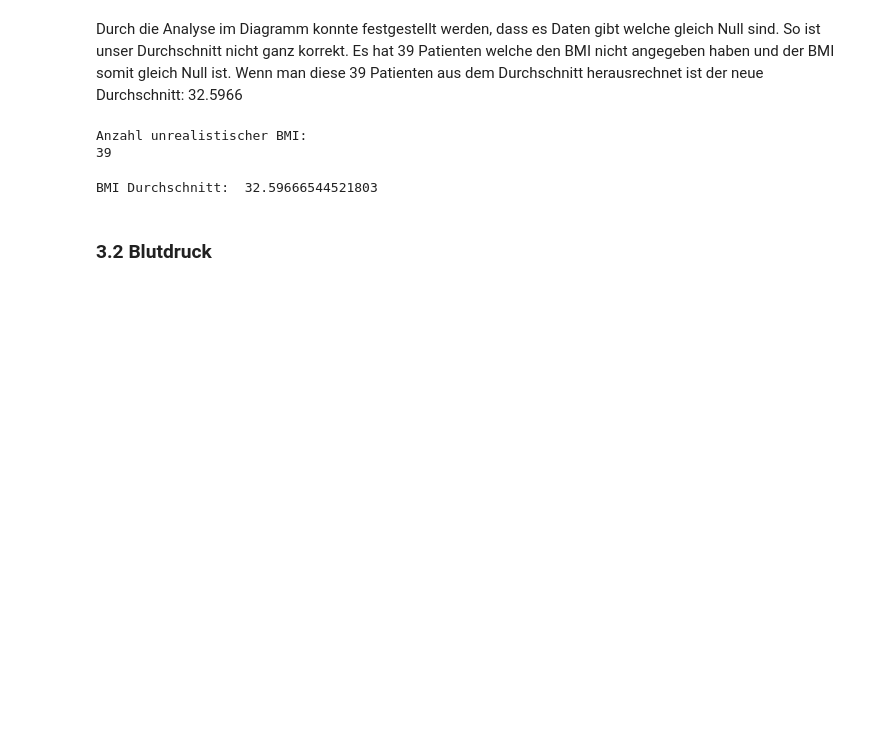
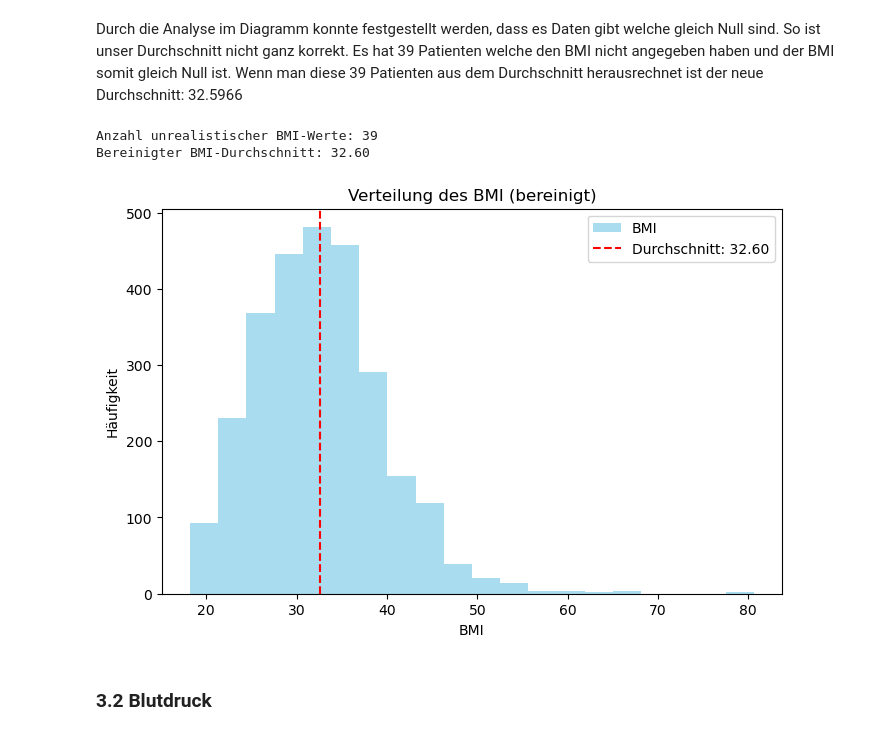
Before and after one commit to febenfasil/BMLD_LNW2, a Jupyter notebook: diabetes.ipynb, the cells around one changed output. Cells and saved outputs as stored; diff of their text form; code cells hidden in the pictures; blank space fills up the shorter version.

```diff
--- a/diabetes.ipynb
+++ b/diabetes.ipynb
@@ -97,25 +97,26 @@ plt.show()
 Durch die Analyse im Diagramm konnte festgestellt werden, dass es Daten gibt welche gleich Null sind. So ist unser Durchschnitt nicht ganz korrekt.
 Es hat 39 Patienten welche den BMI nicht angegeben haben und der BMI somit gleich Null ist.
 Wenn man diese 39 Patienten aus dem Durchschnitt herausrechnet ist der neue Durchschnitt: 32.5966
-# %%
-
-def cout_unrealistic_bmi():
-    bmi_count = 0
-    for bmi in df["BMI"]:
-        if bmi == 0:
-            bmi_count = 1 + bmi_count
-    print(bmi_count)
-
-print("Anzahl unrealistischer BMI: ")
-
-cout_unrealistic_bmi()
-# %% [output]
-Anzahl unrealistischer BMI:
-39
-# %%
-df[df["BMI"] != 0]["BMI"].mean()
-print("BMI Durchschnitt: ",df[df["BMI"] != 0]["BMI"].mean())
-# %% [output]
-BMI Durchschnitt:  32.59666544521803
+# %%
+unrealistic_bmi_count = (df["BMI"] == 0).sum()
+clean_bmi_mean = df.loc[df["BMI"] != 0, "BMI"].mean()
+
+print(f"Anzahl unrealistischer BMI-Werte: {unrealistic_bmi_count}")
+print(f"Bereinigter BMI-Durchschnitt: {clean_bmi_mean:.2f}")
+# %% [output]
+Anzahl unrealistischer BMI-Werte: 39
+Bereinigter BMI-Durchschnitt: 32.60
+# %%
+plt.figure(figsize=(8, 5))
+df.loc[df["BMI"] != 0, "BMI"].plot(kind='hist', bins=20, alpha=0.7, color='skyblue')
+
+plt.title('Verteilung des BMI (bereinigt)')
+plt.xlabel('BMI')
+plt.ylabel('Häufigkeit')
+plt.axvline(clean_bmi_mean, color='red', linestyle='dashed', linewidth=1.5, label=f"Durchschnitt: {clean_bmi_mean:.2f}")
+plt.legend(loc='upper right')
+plt.show()
+# %% [output]
+[figure, added]
 # %% [markdown]
 ### 3.2 Blutdruck
```
Also changed, not shown: parts of 12 cells of this notebook.
